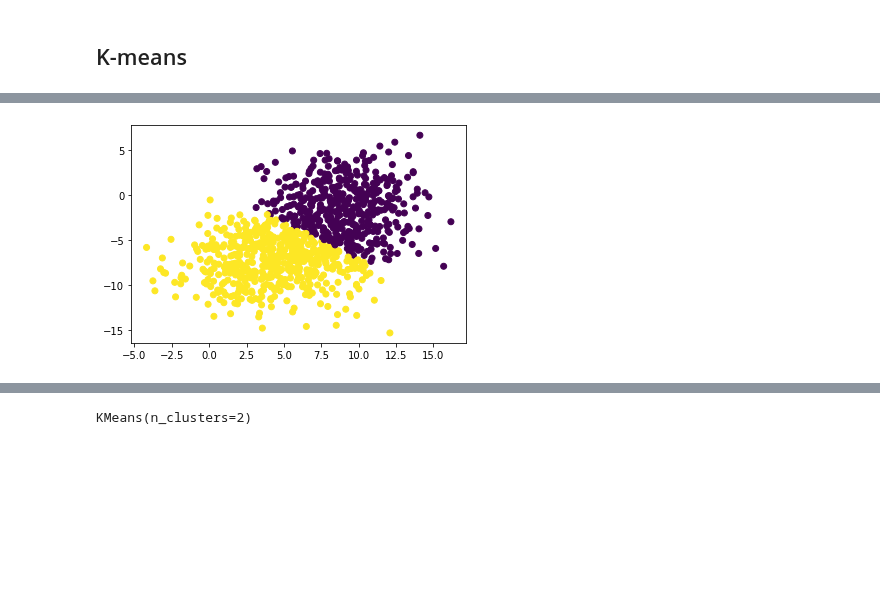
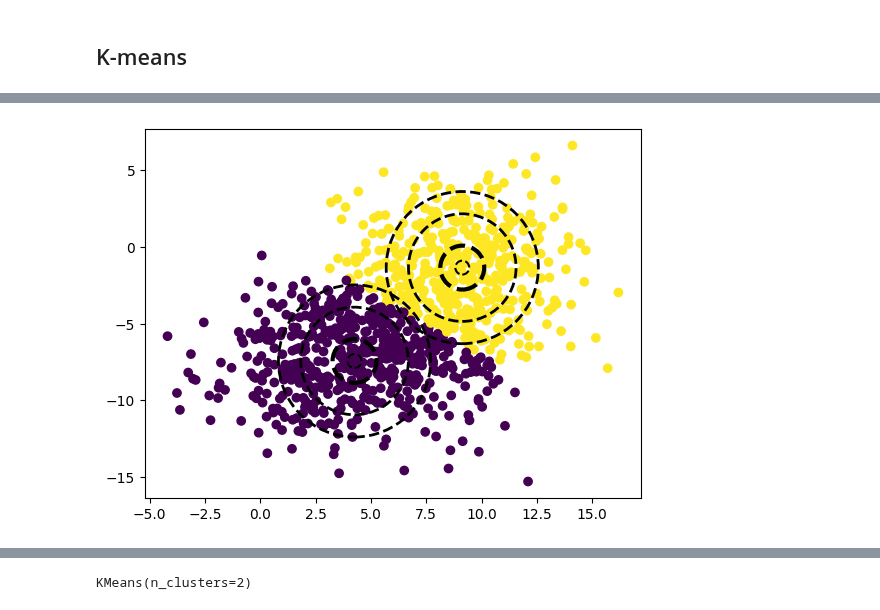
Before and after one commit to safreitas2000/ml-analytics-mvp, a Jupyter notebook: Aula 03 - Aplicações de Métodos Não-Supervisionados.ipynb, the cells around one changed output, grey strips where cells are left out. Drawn from its saved outputs; the diff is of its cells as text; code cells hidden in the pictures; blank space fills up the shorter version.

```diff
--- a/Aula 03 - Aplicações de Métodos Não-Supervisionados.ipynb
+++ b/Aula 03 - Aplicações de Métodos Não-Supervisionados.ipynb
@@ -115,23 +115,23 @@ print(km.cluster_centers_)
 # %%
 import matplotlib.pyplot as plt
 plt.viridis()
 plt.scatter(X[:, 0], X[:, 1],c=km.predict(X))
 
-"""
+
 plt.scatter(km.cluster_centers_[:, 0], km.cluster_centers_[:, 1], s=12000, facecolors='none', edgecolors='black',
             linestyle='--', linewidths=2)
 plt.scatter(km.cluster_centers_[:, 0], km.cluster_centers_[:, 1], s=6000, facecolors='none', edgecolors='black',
             linestyle='--', linewidths=2)
 
 plt.scatter(km.cluster_centers_[:, 0], km.cluster_centers_[:, 1], s=1000, facecolors='none', edgecolors='black',
             linestyle='--', linewidths=3)
 
 plt.scatter(km.cluster_centers_[:, 0], km.cluster_centers_[:, 1], s=100, facecolors='none', edgecolors='black',
             linestyle='--', linewidths=1.5)
-"""
+
 plt.show()
 # %% [output]
-[figure, old version]
+[figure, new version]
 # %%
 from sklearn.datasets import make_circles
 
```
Also changed, not shown: parts of 6 cells of this notebook.
